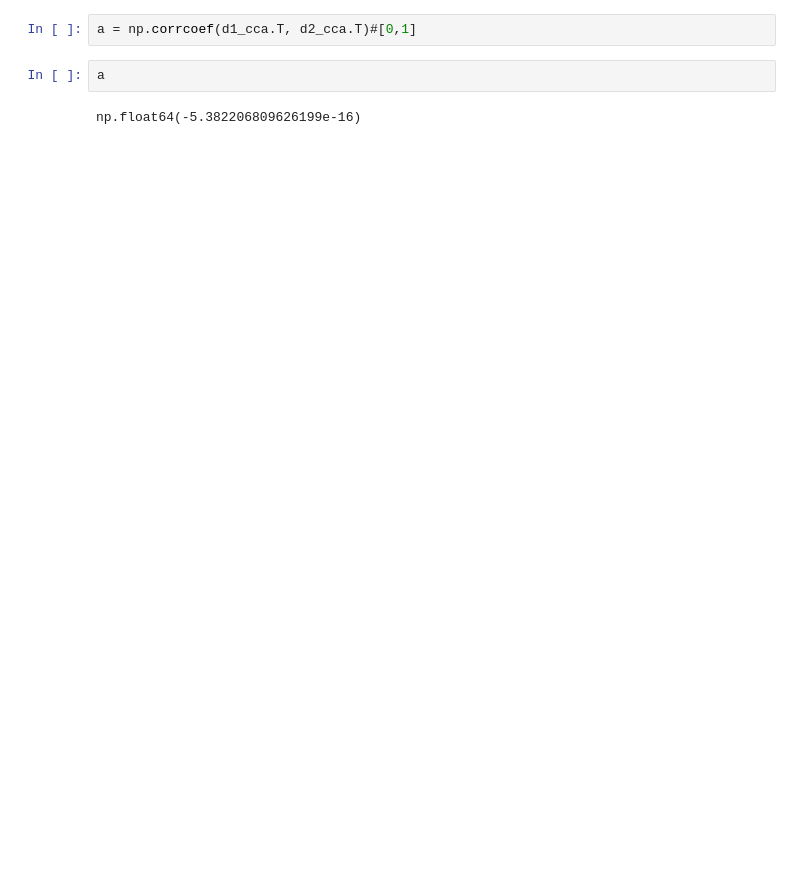
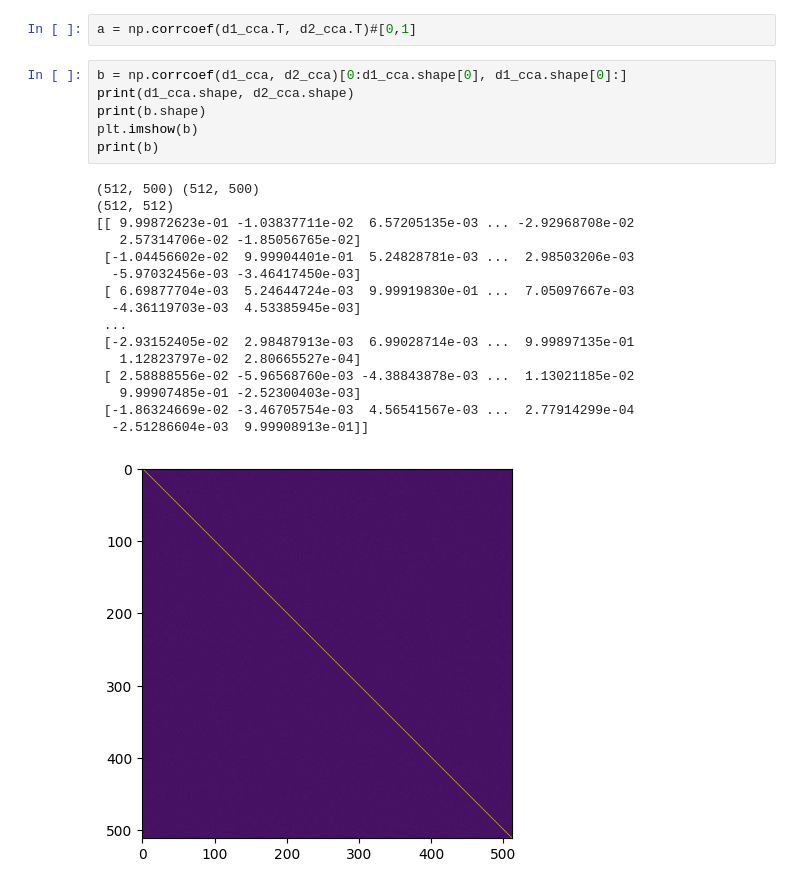
Before and after one commit to TizianoCausin01/exp_set, a Jupyter notebook: python_scripts/scripts/CCA_and_stuff.ipynb, the cells around one changed output. Drawn from its saved outputs; the diff is of its cells as text; blank space fills up the shorter version.

```diff
--- a/python_scripts/scripts/CCA_and_stuff.ipynb
+++ b/python_scripts/scripts/CCA_and_stuff.ipynb
@@ -39,6 +111,25 @@ d1_cca, d2_cca = cca2.fit_transform(maxpool_evecs[0], maxpool_evecs[1])
 # %%
 a = np.corrcoef(d1_cca.T, d2_cca.T)#[0,1]
-# %%
-a
-# %% [output]
-np.float64(-5.382206809626199e-16)
+# %%
+b = np.corrcoef(d1_cca, d2_cca)[0:d1_cca.shape[0], d1_cca.shape[0]:]
+print(d1_cca.shape, d2_cca.shape)
+print(b.shape)
+plt.imshow(b)
+print(b)
+# %% [output]
+(512, 500) (512, 500)
+(512, 512)
+[[ 9.99872623e-01 -1.03837711e-02  6.57205135e-03 ... -2.92968708e-02
+   2.57314706e-02 -1.85056765e-02]
+ [-1.04456602e-02  9.99904401e-01  5.24828781e-03 ...  2.98503206e-03
+  -5.97032456e-03 -3.46417450e-03]
+ [ 6.69877704e-03  5.24644724e-03  9.99919830e-01 ...  7.05097667e-03
+  -4.36119703e-03  4.53385945e-03]
+ ...
+ [-2.93152405e-02  2.98487913e-03  6.99028714e-03 ...  9.99897135e-01
+   1.12823797e-02  2.80665527e-04]
+ [ 2.58888556e-02 -5.96568760e-03 -4.38843878e-03 ...  1.13021185e-02
+   9.99907485e-01 -2.52300403e-03]
+ [-1.86324669e-02 -3.46705754e-03  4.56541567e-03 ...  2.77914299e-04
+  -2.51286604e-03  9.99908913e-01]]
+[figure, added]
```
Also changed, not shown: parts of 19 cells of this notebook, 3 other files.
